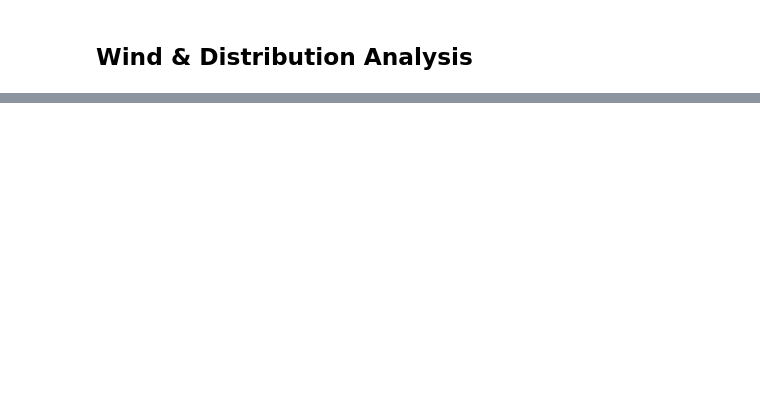
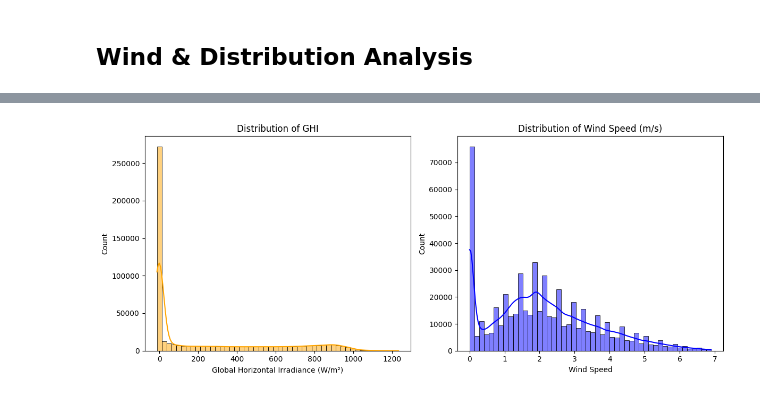
Before and after one commit to eyobedanalyst/solar-challenge-week0, a Jupyter notebook: notebooks/benin_eda.ipynb, the cells around one changed output, grey strips where cells are left out. Cells and saved outputs as stored; diff of their text form; code cells hidden in the pictures; blank space fills up the shorter version.

```diff
--- a/notebooks/benin_eda.ipynb
+++ b/notebooks/benin_eda.ipynb
@@ -274,0 +349,20 @@ plt.show()
+# %%
+#
+plt.figure(figsize=(12,5))
+
+# Histogram for GHI
+plt.subplot(1,2,1)
+sns.histplot(df['GHI'], bins=50, kde=True, color='orange')
+plt.title('Distribution of GHI')
+plt.xlabel('Global Horizontal Irradiance (W/m²)')
+
+# Histogram for WS
+plt.subplot(1,2,2)
+sns.histplot(df['WS'], bins=50, kde=True, color='blue')
+plt.title('Distribution of Wind Speed (m/s)')
+plt.xlabel('Wind Speed')
+
+plt.tight_layout()
+plt.show()
+# %% [output]
+[figure, added]
```
Also changed, not shown: parts of 23 cells of this notebook.
